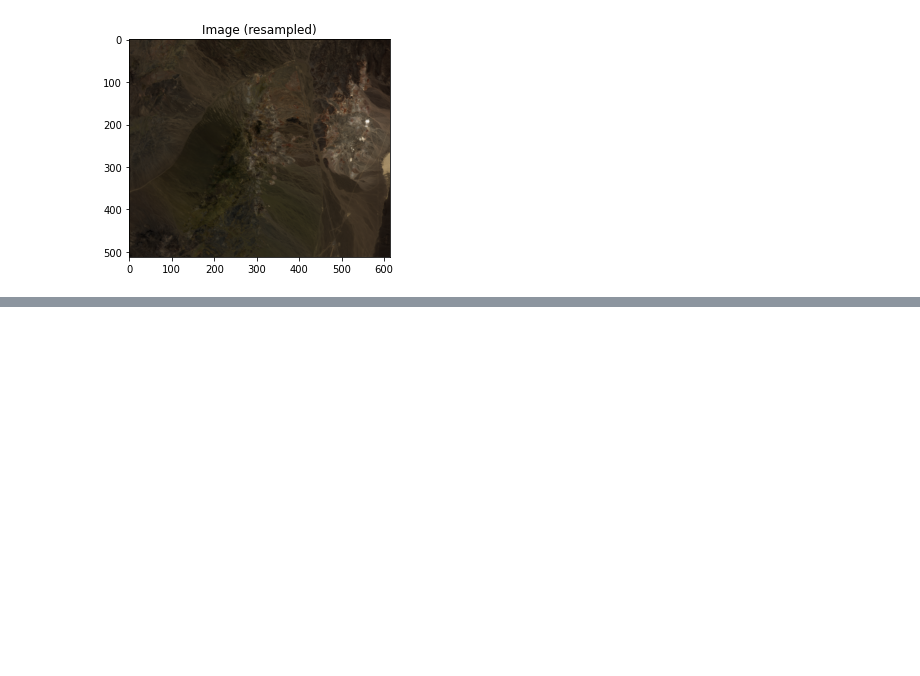
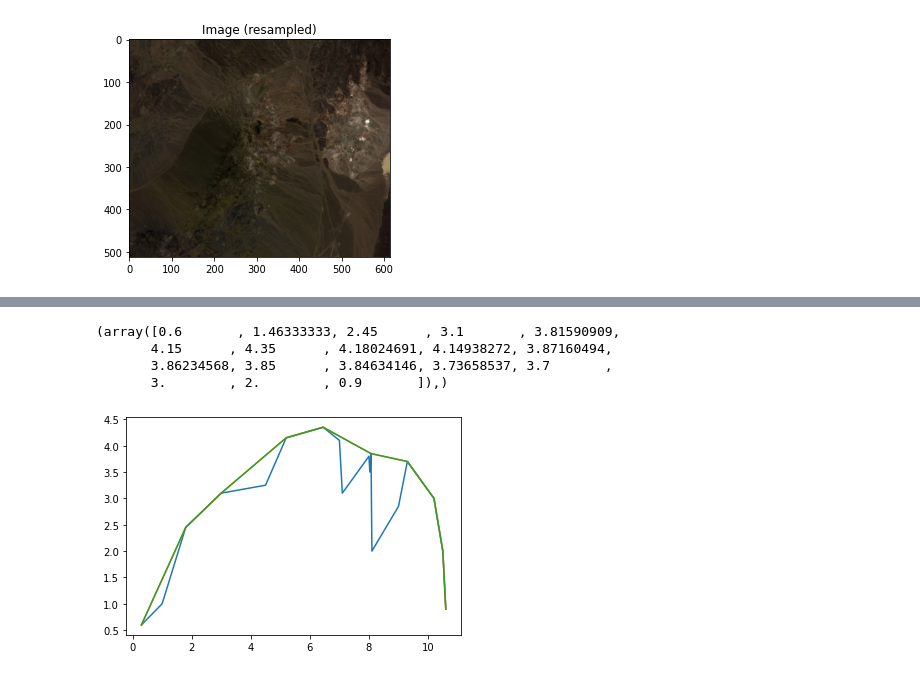
Before and after one commit to kormang/hyperspectralplayground, a Jupyter notebook: continuum_convex_hull.ipynb, the cells around one changed output, grey strips where cells are left out. Drawn from its saved outputs; the diff is of its cells as text; code cells hidden in the pictures; blank space fills up the shorter version.

Commit message:
Playing with continuum dev

```diff
--- a/continuum_convex_hull.ipynb
+++ b/continuum_convex_hull.ipynb
@@ -158,3 +147,44 @@ print(list(zip(x2, y2)))
+# %%
+from spectral.algorithms.continuum import continuum_points, spectral_continuum, remove_continuum
+# wls = wavelengths
+#spectrum = img[163, 145]
+# spectrum = data[134, 257]
+# wls = np.array([1, 2, 3, 4, 5, 6, 7, 8, 9], dtype=float)
+# spectrum = np.array([1, 2, 2.5, 1.6, 0.75, 1.5, 2.2, 2.9, 1.8])
+#ls = np.array([1, 2, 3, 4, 5], dtype=float)
+#spectrum = np.array([1, 1.2, 2.5, 1.0, 0.75])
+#wls = wavelengths #[0:32]
+#spectrum = data[4, 16]
+wls =      np.array([0.30, 1.00, 1.80, 3.00, 4.50, 5.20, 6.45, 7.00,
+                             7.10, 8.00, 8.03, 8.07, 8.10, 9.00, 9.30, 10.20, 10.50, 10.6], dtype=float)
+# wls = np.cumsum(np.concatenate((np.array([0.3]), (wls[1:] - wls[:-1])[::-1])))
+spectrum = np.array([0.60, 1.00, 2.45, 3.10, 3.25, 4.15, 4.35, 4.10, 3.10, 3.80, 3.50, 3.85, 2.00, 2.85, 3.70, 3.00, 2.00, 0.90], dtype=float)
+# spectrum = spectrum[::-1]
+#spectrum = data[134, 257][:5]
+#wls = np.arange(len(wavelengths[:5]), dtype=float)
+#wls = wavelengths[:5]
+# wls = np.array([0.5, 1.0, 1.7, 2.0, 3.0, 3.5])
+# spectrum = np.array([0.5, 1.1, 1.5, 2.4, 1.9, 1.0])
+#spectrum = np.array([0.5, 1.1, 1.8, 2.0, 1.1, 0.9, 0.4])
+#wls = np.array([0.5, 0.9, 1.6, 2.0, 2.1, 2.8, 3.0])
+
+indices = np.empty_like(spectrum, dtype=int)
+segment_range = wls[-1] - wls[0]
+x, y = continuum_points(spectrum, wls, 'segmented')
+pylab.plot(wls, spectrum)
+pylab.plot(x, y)
+
+ot = np.empty_like(spectrum)
+spectral_continuum(spectrum, wls, 'segmented', ot)
+pylab.plot(wls, ot)
+
+print((ot,))
+# %% [output]
+(array([0.6       , 1.46333333, 2.45      , 3.1       , 3.81590909,
+       4.15      , 4.35      , 4.18024691, 4.14938272, 3.87160494,
+       3.86234568, 3.85      , 3.84634146, 3.73658537, 3.7       ,
+       3.        , 2.        , 0.9       ]),)
+[figure, added]
 # %%
 from ccontinuum import continuum
 c_continuums = np.empty_like(data)
```
Also changed, not shown: parts of 39 cells of this notebook.
